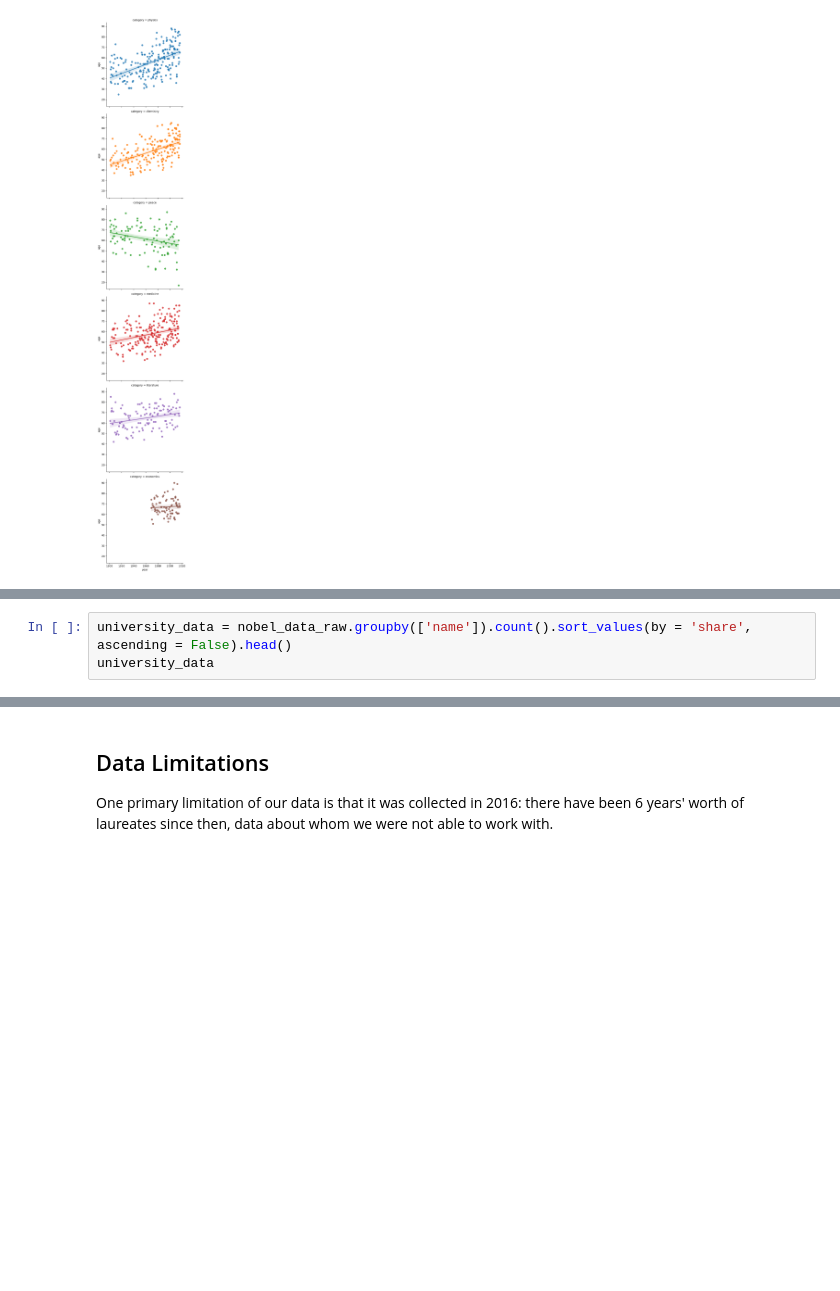
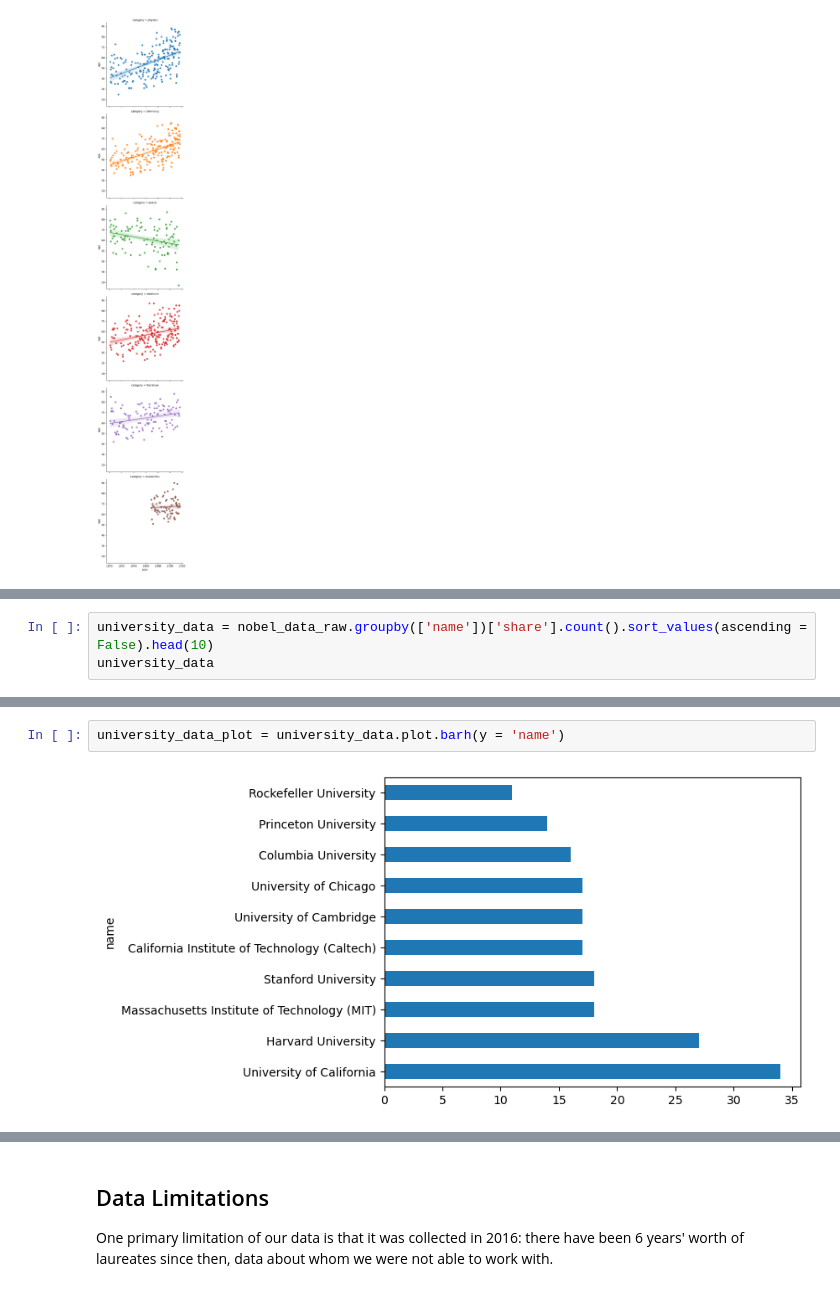
Before and after one commit to qbello22/2950-Project, a Jupyter notebook: nobel-prize.ipynb, the cells around one changed output, grey strips where cells are left out. Cells and saved outputs as stored; diff of their text form; blank space fills up the shorter version.

Commit message:
Made summary statistics and visualizations for Question 4

```diff
--- a/nobel-prize.ipynb
+++ b/nobel-prize.ipynb
@@ -160,4 +160,4 @@ seaborn.lmplot(data = nobel_data_valid, x = 'year', y = 'age', row = 'category',
 # %%
-university_data = nobel_data_raw.groupby(['name']).count().sort_values(by = 'share', ascending = False).head()
+university_data = nobel_data_raw.groupby(['name'])['share'].count().sort_values(ascending = False).head(10)
 university_data
 # %% [output]
@@ -170,0 +176,4 @@ university_data
+# %%
+university_data_plot = university_data.plot.barh(y = 'name')
+# %% [output]
+[figure, added]
```
Also changed, not shown: parts of 15 cells of this notebook.
